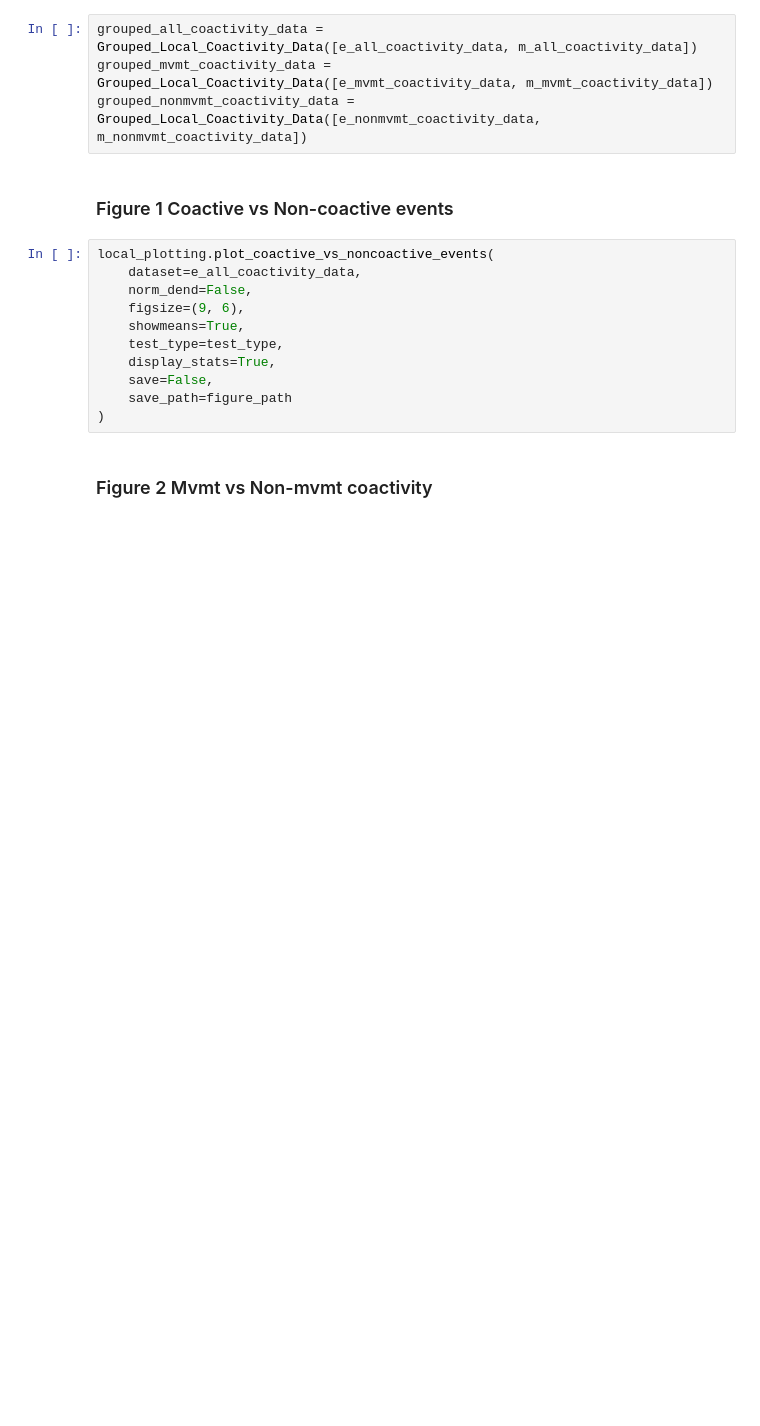
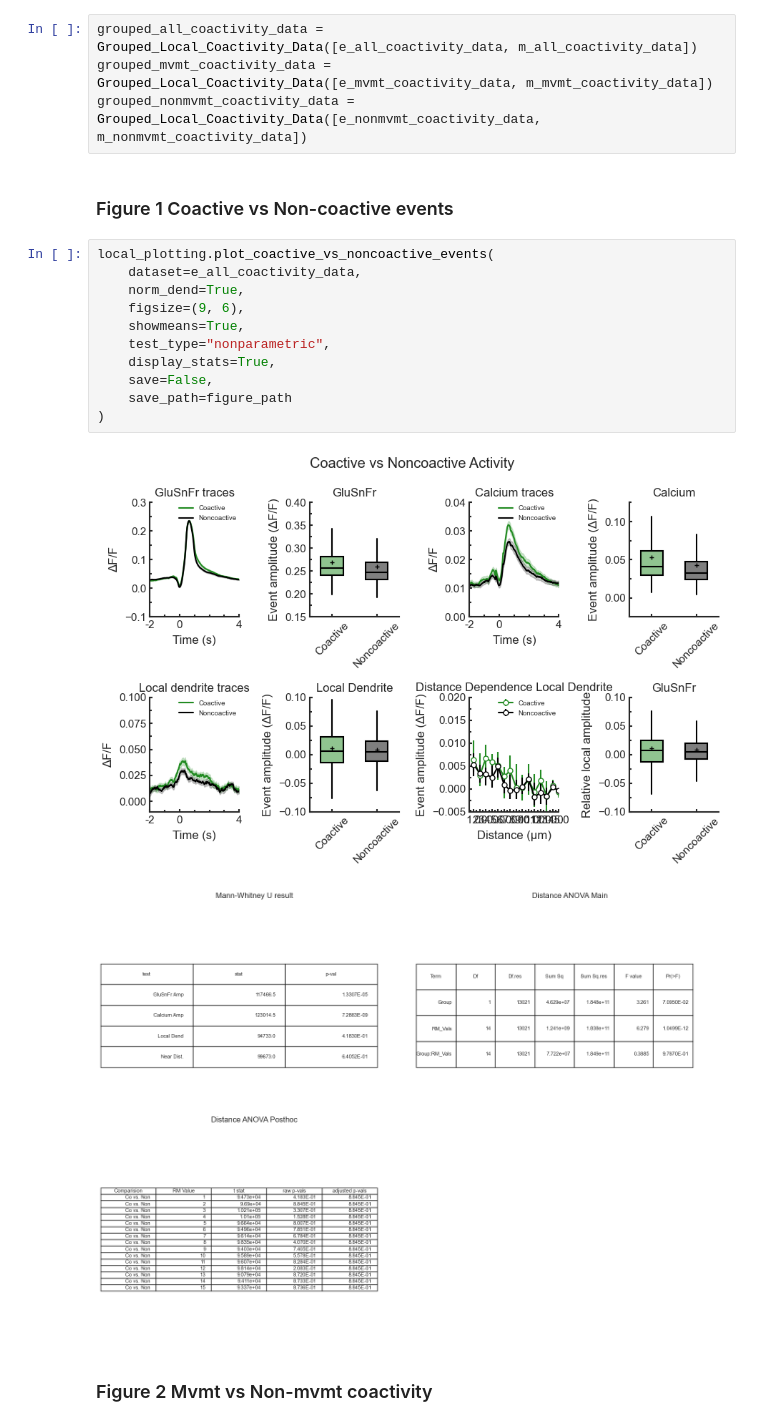
Before and after one commit to wjakewright/Lab_Analyses, a Jupyter notebook: Lab_Analyses/Spine_Analysis_v2/Basal_Coactivity_Analysis.ipynb, the cells around one changed output. Drawn from its saved outputs; the diff is of its cells as text; blank space fills up the shorter version.

```diff
--- a/Lab_Analyses/Spine_Analysis_v2/Basal_Coactivity_Analysis.ipynb
+++ b/Lab_Analyses/Spine_Analysis_v2/Basal_Coactivity_Analysis.ipynb
@@ -476,14 +481,17 @@ grouped_nonmvmt_coactivity_data = Grouped_Local_Coactivity_Data([e_nonmvmt_coact
 # %%
 local_plotting.plot_coactive_vs_noncoactive_events(
     dataset=e_all_coactivity_data,
-    norm_dend=False,
+    norm_dend=True,
     figsize=(9, 6),
     showmeans=True,
-    test_type=test_type,
+    test_type="nonparametric",
     display_stats=True,
     save=False,
     save_path=figure_path
 )
+# %% [output]
+[figure, added]
+[figure, added]
 # %% [markdown]
 ### Figure 2 Mvmt vs Non-mvmt coactivity
 # %%
```
Also changed, not shown: parts of 9 cells of this notebook.
